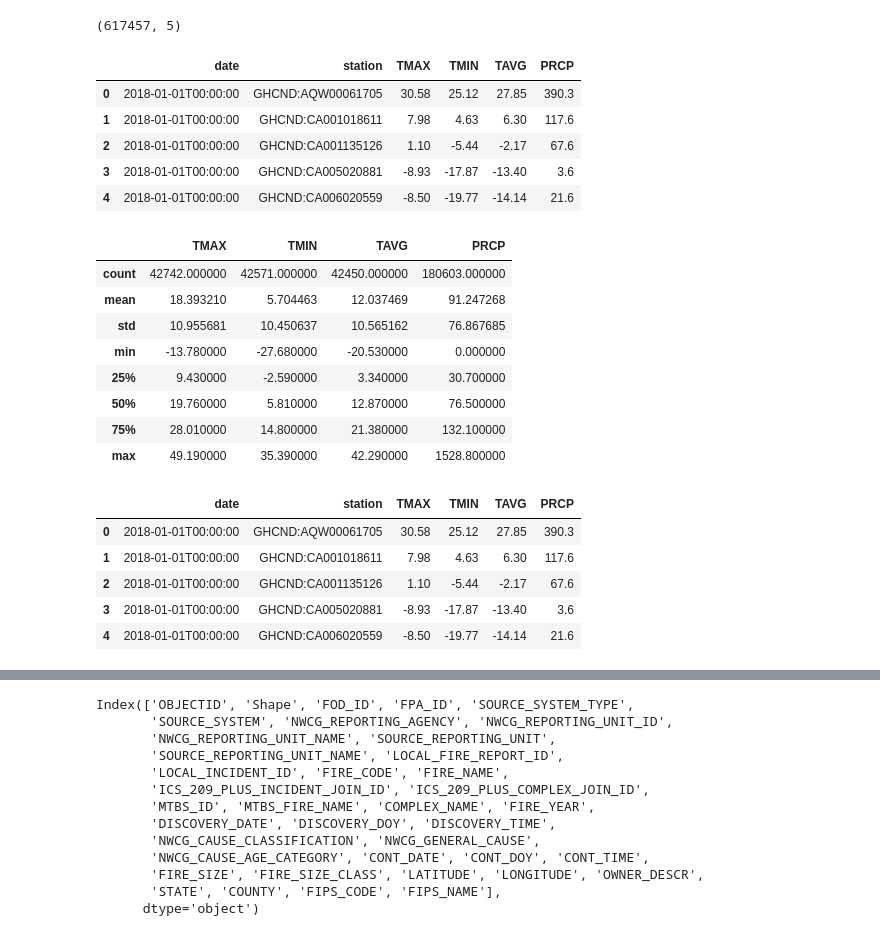
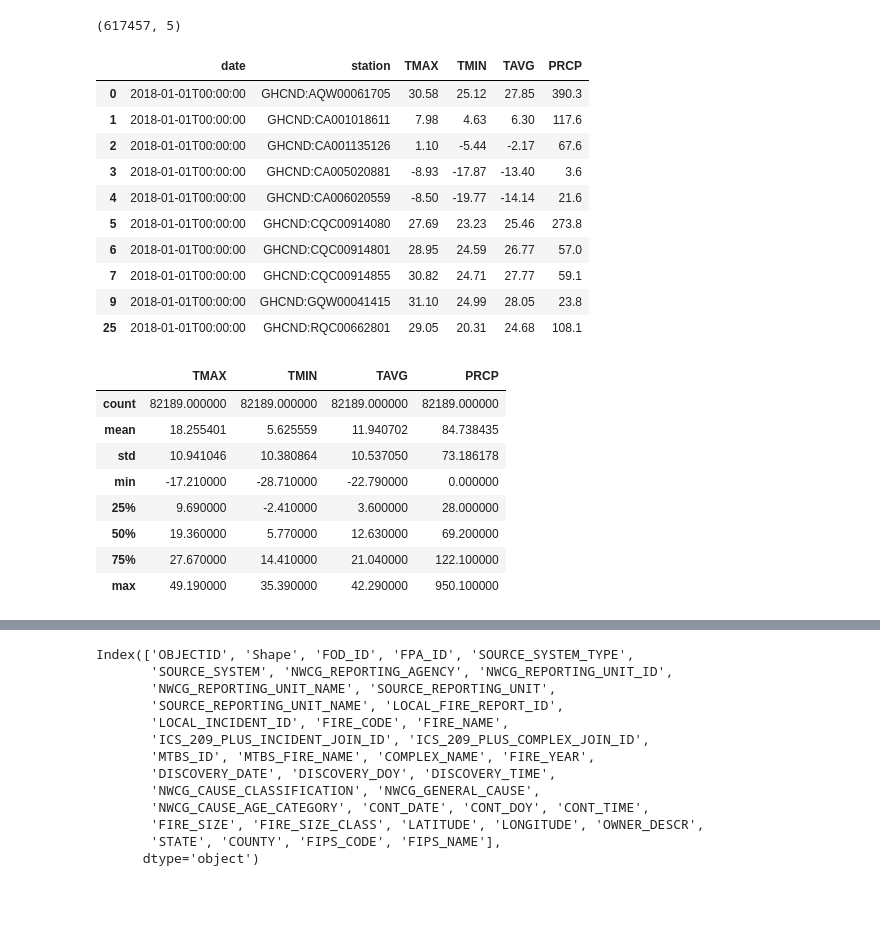
Before and after one commit to Kentroth/Wildfire_Prediction_Using_Machine_Learning, a Jupyter notebook: Data Sources/NOAA_WildFire/NOAA_wildfire_combine.ipynb, the cells around one changed output, grey strips where cells are left out. Saved outputs shown, nothing was run; the diff lists cells and outputs as text; code cells hidden in the pictures; blank space fills up the shorter version.

```diff
--- a/Data Sources/NOAA_WildFire/NOAA_wildfire_combine.ipynb
+++ b/Data Sources/NOAA_WildFire/NOAA_wildfire_combine.ipynb
@@ -224,57 +222,61 @@ for index, row in data_df.iterrows():
 new_data = {
     'date': dates,
     'station': stations,
     'TMAX': tmax_values,
     'TMIN': tmin_values,
     'TAVG': tavg_values,
     'PRCP': prcp_values
 }
 
 new_df = pd.DataFrame(new_data)
 
 # Convert all columns except 'date' and 'station' to float
 float_columns = new_df.columns.difference(['date', 'station'])
 new_df[float_columns] = new_df[float_columns].astype(float)
 
 # Group by date and station and keep non-null values
 grouped_df = new_df.groupby(['date', 'station']).first().reset_index()
 
+grouped_df = grouped_df.dropna(subset=['TMAX', 'TMIN', 'TAVG','PRCP'])
+
 # Write the grouped DataFrame to a CSV file
 csv_filename = 'Outputs/grouped_df.csv'
 grouped_df.to_csv(csv_filename, index=False)
 
-
 # Print the first few rows of the grouped DataFrame
-grouped_df.head()
+grouped_df.head(10)
 # %% [output]
 |  | date | station | TMAX | TMIN | TAVG | PRCP |
 | 0 | 2018-01-01T00:00:00 | GHCND:AQW00061705 | 30.58 | 25.12 | 27.85 | 390.3 |
 | 1 | 2018-01-01T00:00:00 | GHCND:CA001018611 | 7.98 | 4.63 | 6.30 | 117.6 |
 | 2 | 2018-01-01T00:00:00 | GHCND:CA001135126 | 1.10 | -5.44 | -2.17 | 67.6 |
 | 3 | 2018-01-01T00:00:00 | GHCND:CA005020881 | -8.93 | -17.87 | -13.40 | 3.6 |
 | 4 | 2018-01-01T00:00:00 | GHCND:CA006020559 | -8.50 | -19.77 | -14.14 | 21.6 |
+| 5 | 2018-01-01T00:00:00 | GHCND:CQC00914080 | 27.69 | 23.23 | 25.46 | 273.8 |
+| 6 | 2018-01-01T00:00:00 | GHCND:CQC00914801 | 28.95 | 24.59 | 26.77 | 57.0 |
+| 7 | 2018-01-01T00:00:00 | GHCND:CQC00914855 | 30.82 | 24.71 | 27.77 | 59.1 |
+| 9 | 2018-01-01T00:00:00 | GHCND:GQW00041415 | 31.10 | 24.99 | 28.05 | 23.8 |
+| 25 | 2018-01-01T00:00:00 | GHCND:RQC00662801 | 29.05 | 20.31 | 24.68 | 108.1 |
 # %%
 grouped_df.describe()
 # %% [output]
 |  | TMAX | TMIN | TAVG | PRCP |
-| count | 42742.000000 | 42571.000000 | 42450.000000 | 180603.000000 |
-| mean | 18.393210 | 5.704463 | 12.037469 | 91.247268 |
-| std | 10.955681 | 10.450637 | 10.565162 | 76.867685 |
-| min | -13.780000 | -27.680000 | -20.530000 | 0.000000 |
-| 25% | 9.430000 | -2.590000 | 3.340000 | 30.700000 |
-| 50% | 19.760000 | 5.810000 | 12.870000 | 76.500000 |
-| 75% | 28.010000 | 14.800000 | 21.380000 | 132.100000 |
-| max | 49.190000 | 35.390000 | 42.290000 | 1528.800000 |
+| count | 82189.000000 | 82189.000000 | 82189.000000 | 82189.000000 |
+| mean | 18.255401 | 5.625559 | 11.940702 | 84.738435 |
+| std | 10.941046 | 10.380864 | 10.537050 | 73.186178 |
+| min | -17.210000 | -28.710000 | -22.790000 | 0.000000 |
+| 25% | 9.690000 | -2.410000 | 3.600000 | 28.000000 |
+| 50% | 19.360000 | 5.770000 | 12.630000 | 69.200000 |
+| 75% | 27.670000 | 14.410000 | 21.040000 | 122.100000 |
+| max | 49.190000 | 35.390000 | 42.290000 | 950.100000 |
 # %%
 grouped_df = grouped_df.dropna(subset=['TMAX', 'TMIN', 'TAVG','PRCP'])
+
+# Write the grouped DataFrame to a CSV file
+csv_filename = 'Outputs/grouped_df_detailed.csv'
+grouped_df.to_csv(csv_filename, index=False)
+
 grouped_df.head()
-# %% [output]
-|  | date | station | TMAX | TMIN | TAVG | PRCP |
-| 0 | 2018-01-01T00:00:00 | GHCND:AQW00061705 | 30.58 | 25.12 | 27.85 | 390.3 |
-| 1 | 2018-01-01T00:00:00 | GHCND:CA001018611 | 7.98 | 4.63 | 6.30 | 117.6 |
-| 2 | 2018-01-01T00:00:00 | GHCND:CA001135126 | 1.10 | -5.44 | -2.17 | 67.6 |
-| 3 | 2018-01-01T00:00:00 | GHCND:CA005020881 | -8.93 | -17.87 | -13.40 | 3.6 |
-| 4 | 2018-01-01T00:00:00 | GHCND:CA006020559 | -8.50 | -19.77 | -14.14 | 21.6 |
 # %%
 # Folder containing the CSV files
 folder = 'Outputs/US_data'
```
Also changed, not shown: parts of 13 cells of this notebook, 6 other files.
